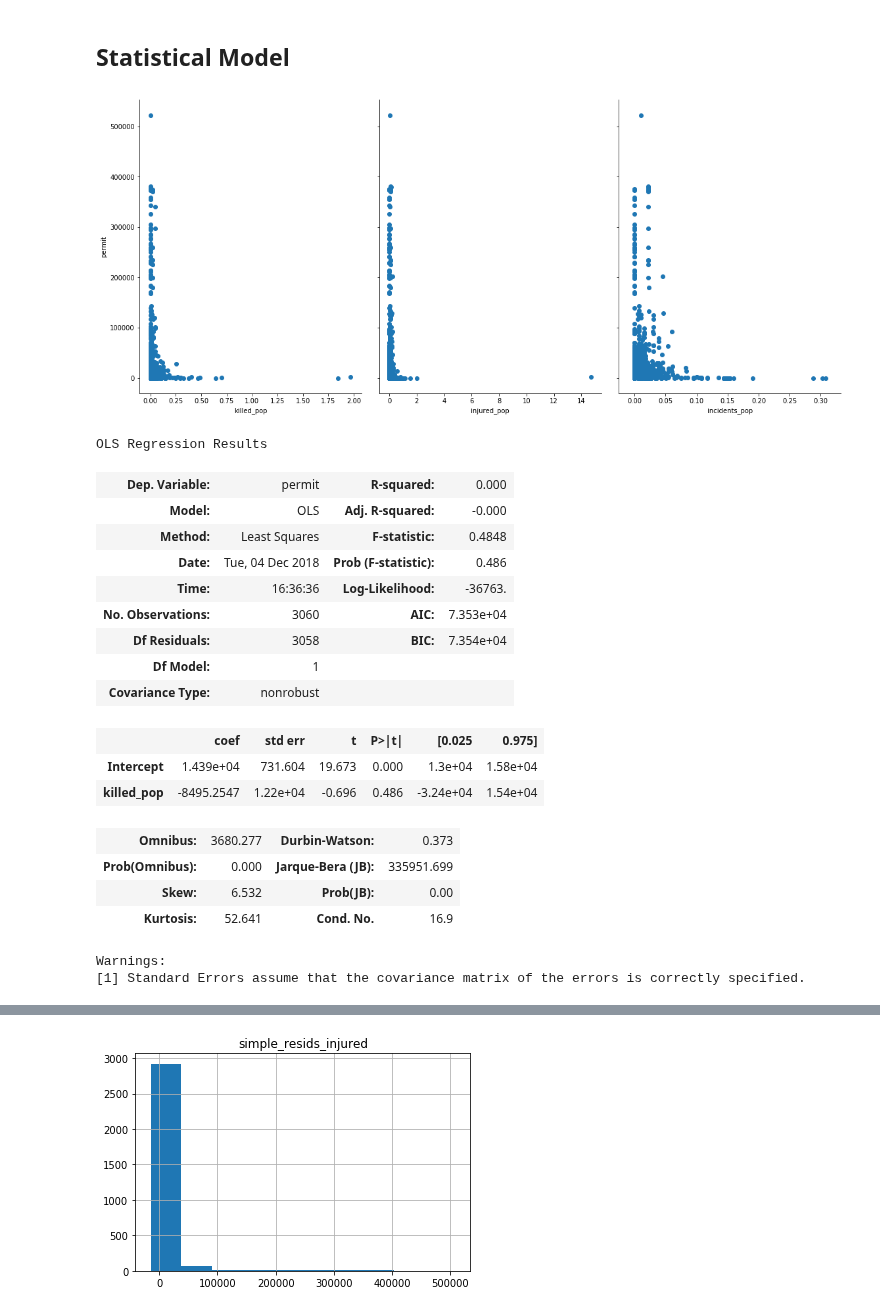
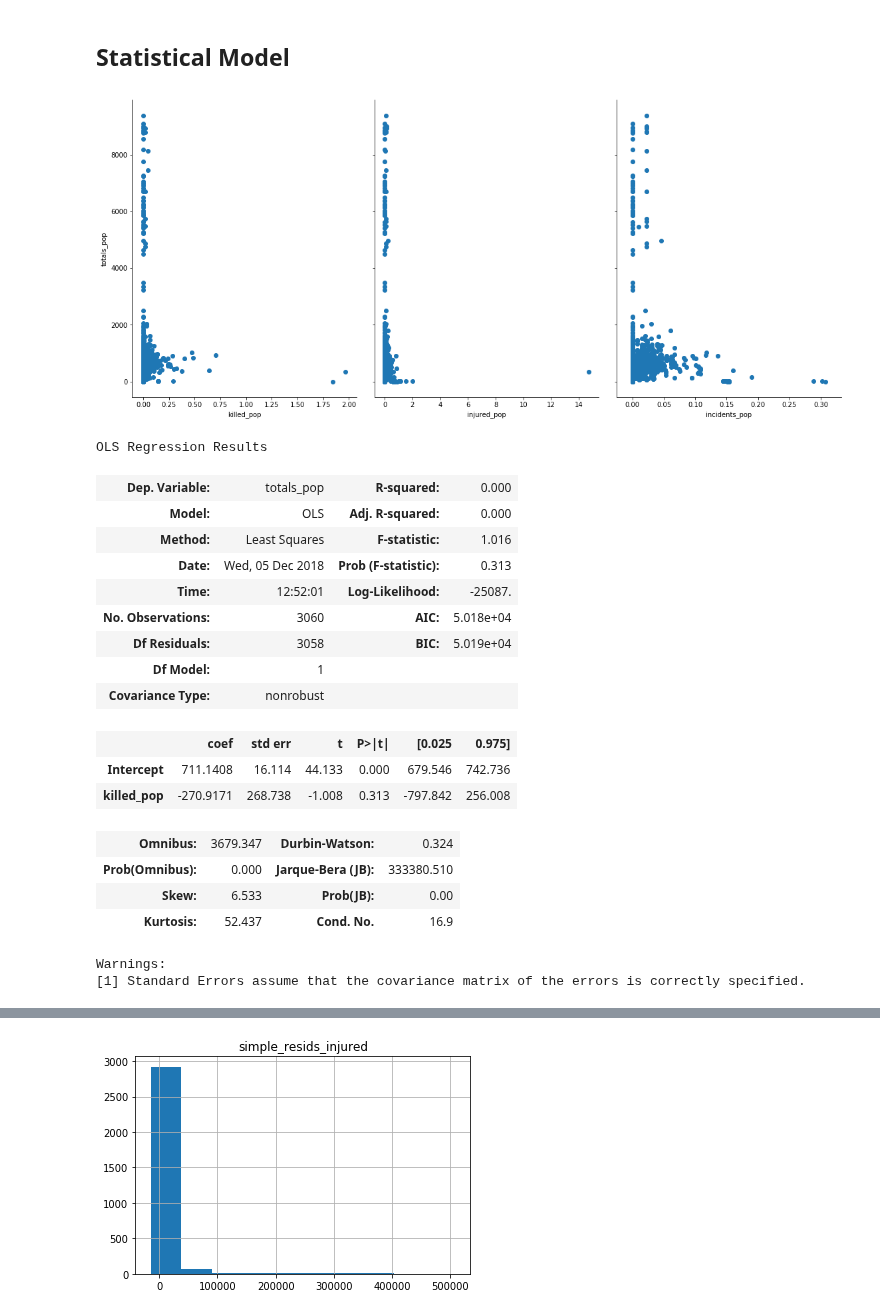
Before and after one commit to EliasFM/INFO370-FinalProject, a Jupyter notebook: Analysis .ipynb, the cells around one changed output, grey strips where cells are left out. Cells and saved outputs as stored; diff of their text form; code cells hidden in the pictures.

```diff
--- a/Analysis .ipynb
+++ b/Analysis .ipynb
@@ -91,33 +91,33 @@ sns.heatmap(corr, mask=mask, cmap=cmap, vmax=.3, center=0,
 # %%
 g = sns.PairGrid(shooting_and_sales_per_pop,
                  x_vars=["killed_pop",'injured_pop', 'incidents_pop'],
-                 y_vars=["permit"],
+                 y_vars=["totals_pop"],
                  aspect=.75, size=7)
 g.map(plt.scatter)
 plt.show()
 # %% [output]
-[figure, old version]
+[figure, new version]
 # %%
-lm = smf.ols(formula='permit ~ killed_pop', data=shooting_and_sales_per_pop).fit()
+lm = smf.ols(formula='totals_pop ~ killed_pop', data=shooting_and_sales_per_pop).fit()
 lm.summary()
 # %% [output]
 OLS Regression Results
-| Dep. Variable: | permit | R-squared: | 0.000 |
-| Model: | OLS | Adj. R-squared: | -0.000 |
-| Method: | Least Squares | F-statistic: | 0.4848 |
-| Date: | Tue, 04 Dec 2018 | Prob (F-statistic): | 0.486 |
-| Time: | 16:36:36 | Log-Likelihood: | -36763. |
-| No. Observations: | 3060 | AIC: | 7.353e+04 |
-| Df Residuals: | 3058 | BIC: | 7.354e+04 |
+| Dep. Variable: | totals_pop | R-squared: | 0.000 |
+| Model: | OLS | Adj. R-squared: | 0.000 |
+| Method: | Least Squares | F-statistic: | 1.016 |
+| Date: | Wed, 05 Dec 2018 | Prob (F-statistic): | 0.313 |
+| Time: | 12:52:01 | Log-Likelihood: | -25087. |
+| No. Observations: | 3060 | AIC: | 5.018e+04 |
+| Df Residuals: | 3058 | BIC: | 5.019e+04 |
 | Df Model: | 1 |  |  |
 | Covariance Type: | nonrobust |  |  |
 |  | coef | std err | t | P>|t| | [0.025 | 0.975] |
-| Intercept | 1.439e+04 | 731.604 | 19.673 | 0.000 | 1.3e+04 | 1.58e+04 |
-| killed_pop | -8495.2547 | 1.22e+04 | -0.696 | 0.486 | -3.24e+04 | 1.54e+04 |
+| Intercept | 711.1408 | 16.114 | 44.133 | 0.000 | 679.546 | 742.736 |
+| killed_pop | -270.9171 | 268.738 | -1.008 | 0.313 | -797.842 | 256.008 |
-| Omnibus: | 3680.277 | Durbin-Watson: | 0.373 |
-| Prob(Omnibus): | 0.000 | Jarque-Bera (JB): | 335951.699 |
-| Skew: | 6.532 | Prob(JB): | 0.00 |
-| Kurtosis: | 52.641 | Cond. No. | 16.9 |
+| Omnibus: | 3679.347 | Durbin-Watson: | 0.324 |
+| Prob(Omnibus): | 0.000 | Jarque-Bera (JB): | 333380.510 |
+| Skew: | 6.533 | Prob(JB): | 0.00 |
+| Kurtosis: | 52.437 | Cond. No. | 16.9 |
 Warnings:
 [1] Standard Errors assume that the covariance matrix of the errors is correctly specified.
 # %%
```
Also changed, not shown: parts of 11 cells of this notebook.
